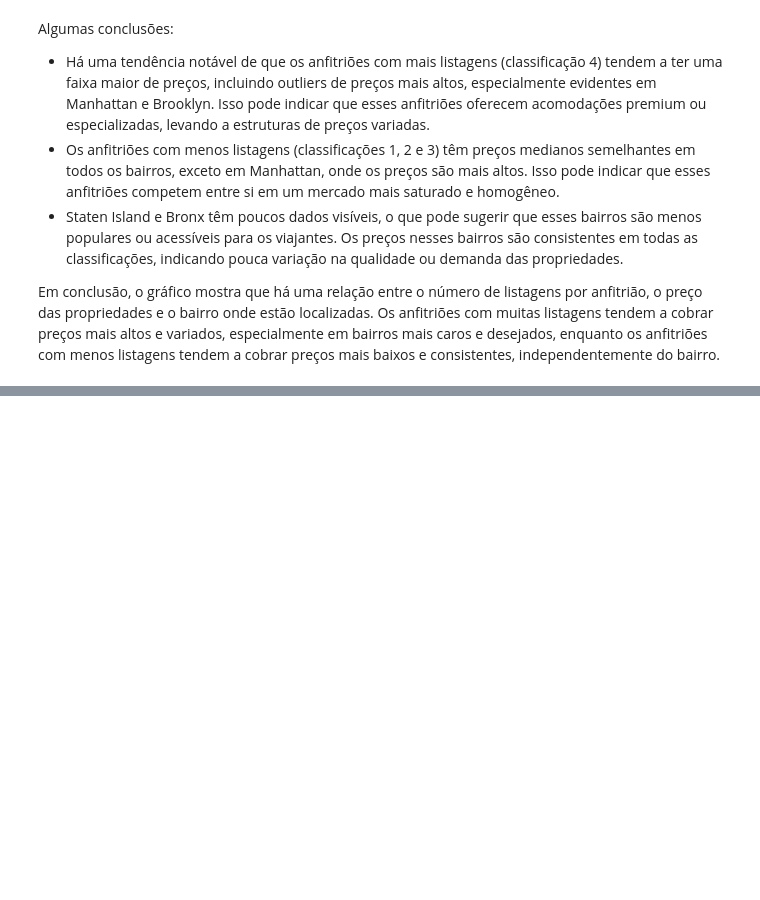
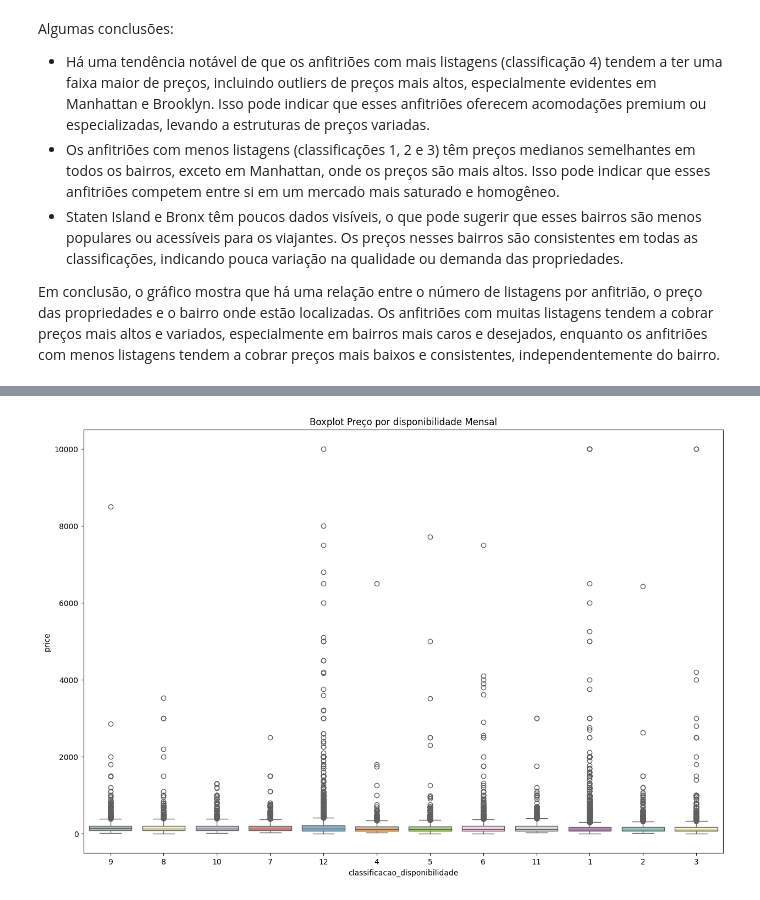
Before and after one commit to WiiniSilva/LH_CD_WINICIUS_SILVA, a Jupyter notebook: Desafio Ciência de Dados.ipynb, the cells around one changed output, grey strips where cells are left out. Saved outputs shown, nothing was run; the diff lists cells and outputs as text; code cells hidden in the pictures; blank space fills up the shorter version.

```diff
--- a/Desafio Ciência de Dados.ipynb
+++ b/Desafio Ciência de Dados.ipynb
@@ -1172,0 +1287,20 @@ Em conclusão, o gráfico mostra que há uma relação entre o número de listag
+# %%
+# Agrupar os dados por bairro e calcular a mediana do preço
+mes = df.groupby('classificacao_disponibilidade').price.median().reset_index().sort_values(by=['price'],ascending=False)
+
+# Selecionar apenas a coluna da Classificação Review por mes
+mes = mes['classificacao_disponibilidade']
+
+# Criar uma figura com tamanho 15x10
+plt.figure(figsize=(15,10))
+
+# Criar um boxplot usando seaborn com os dados originais, ordenando pela classificação e usando uma paleta de cores
+ax = sns.boxplot(x='classificacao_disponibilidade', y='price', data=df, order=mes, palette=sns.color_palette("Set3", 10))
+
+# Definir o título do gráfico como 'Boxplot Preço Classificação Review Mensal'
+ax.set_title('Boxplot Preço por disponibilidade Mensal')
+
+# Mostrar o gráfico
+plt.show()
+# %% [output]
+[figure, added]
```
Also changed, not shown: parts of 11 cells of this notebook.
